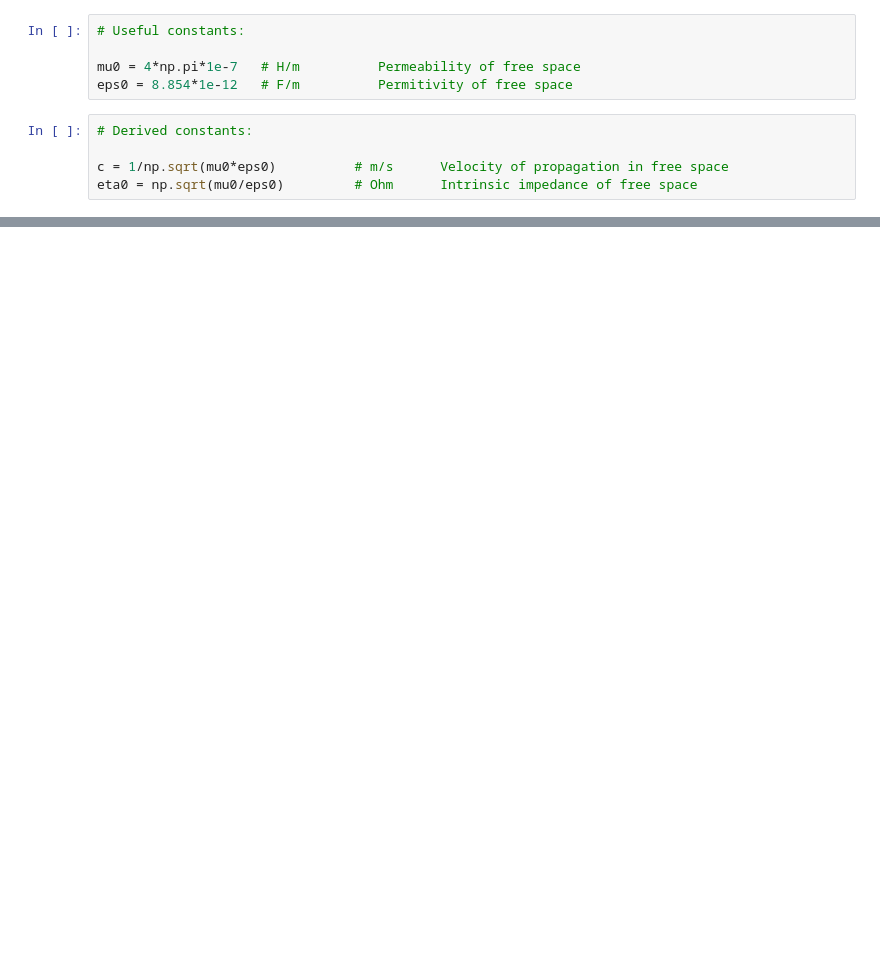
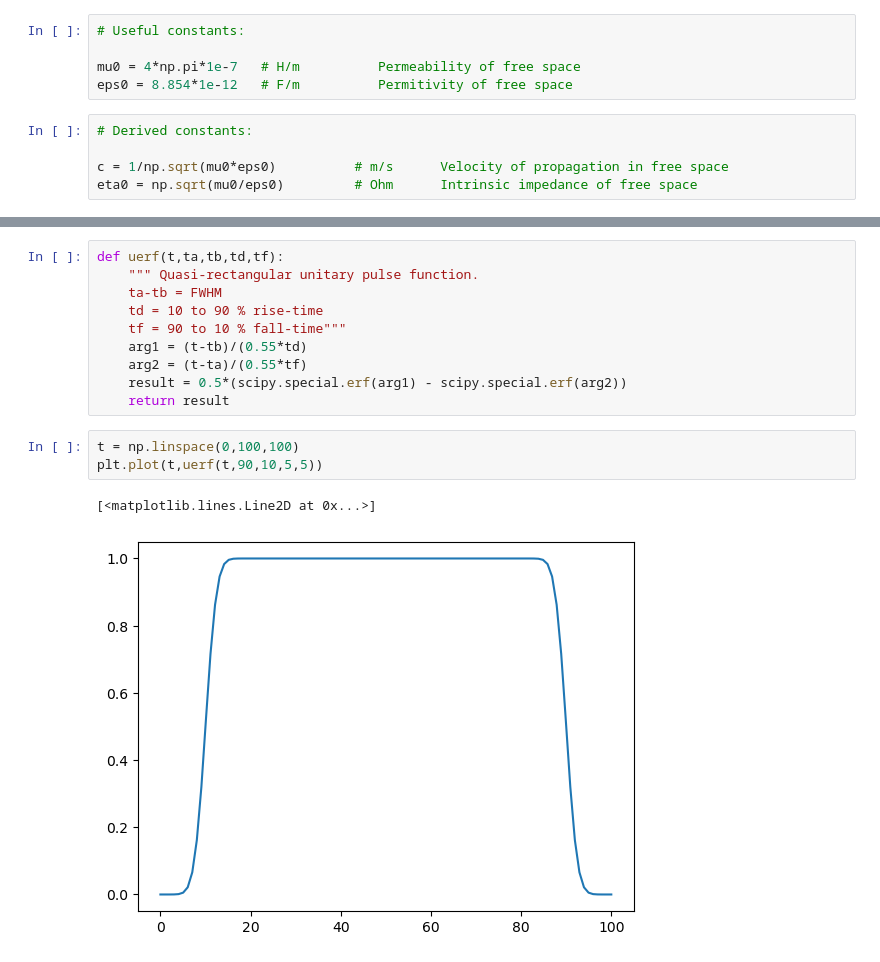
Before and after one commit to deweatherman/EM_Basics, a Jupyter notebook: basicTests.ipynb, the cells around one changed output, grey strips where cells are left out. Saved outputs shown, nothing was run; the diff lists cells and outputs as text; blank space fills up the shorter version.

```diff
--- a/basicTests.ipynb
+++ b/basicTests.ipynb
@@ -64,0 +59,16 @@ class planeWave:
+# %%
+def uerf(t,ta,tb,td,tf):
+    """ Quasi-rectangular unitary pulse function.
+    ta-tb = FWHM
+    td = 10 to 90 % rise-time
+    tf = 90 to 10 % fall-time"""
+    arg1 = (t-tb)/(0.55*td)
+    arg2 = (t-ta)/(0.55*tf)
+    result = 0.5*(scipy.special.erf(arg1) - scipy.special.erf(arg2))
+    return result
+# %%
+t = np.linspace(0,100,100)
+plt.plot(t,uerf(t,90,10,5,5))
+# %% [output]
+[<matplotlib.lines.Line2D at 0x...>]
+[figure, added]
```
Also changed, not shown: parts of 31 cells of this notebook, 4 other files.
